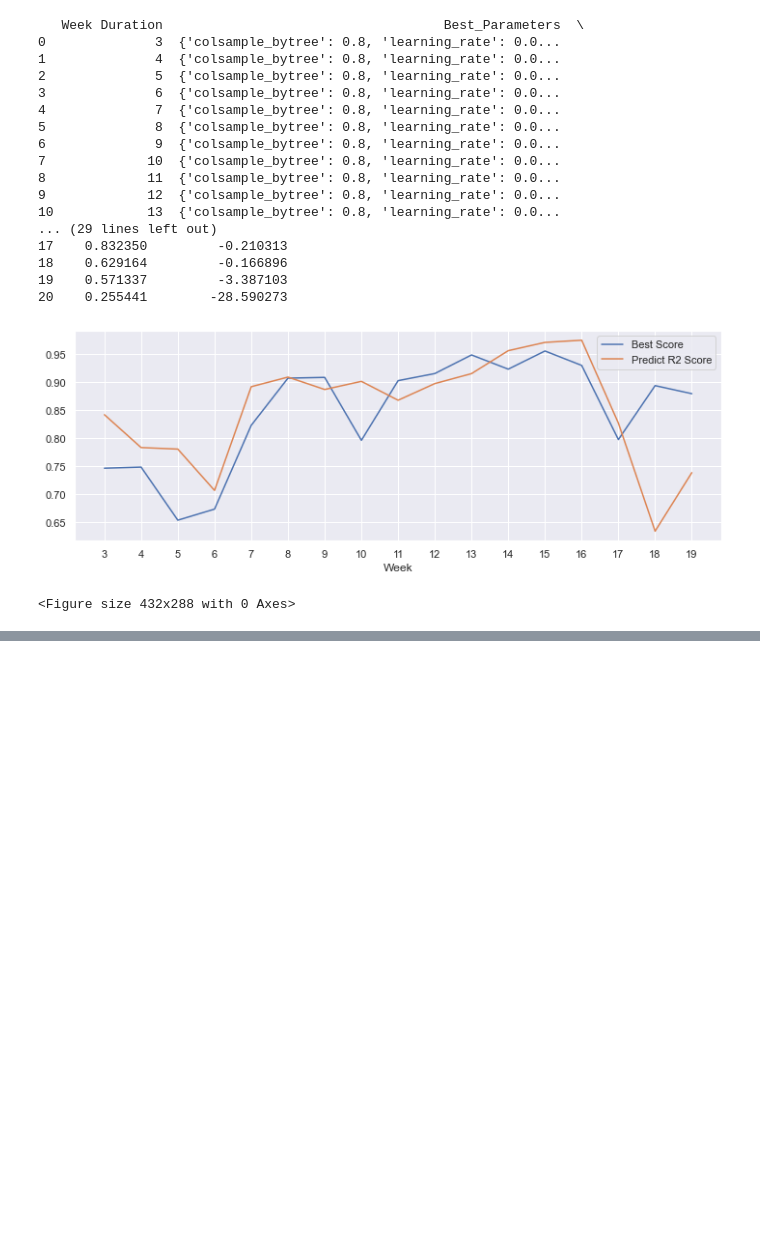
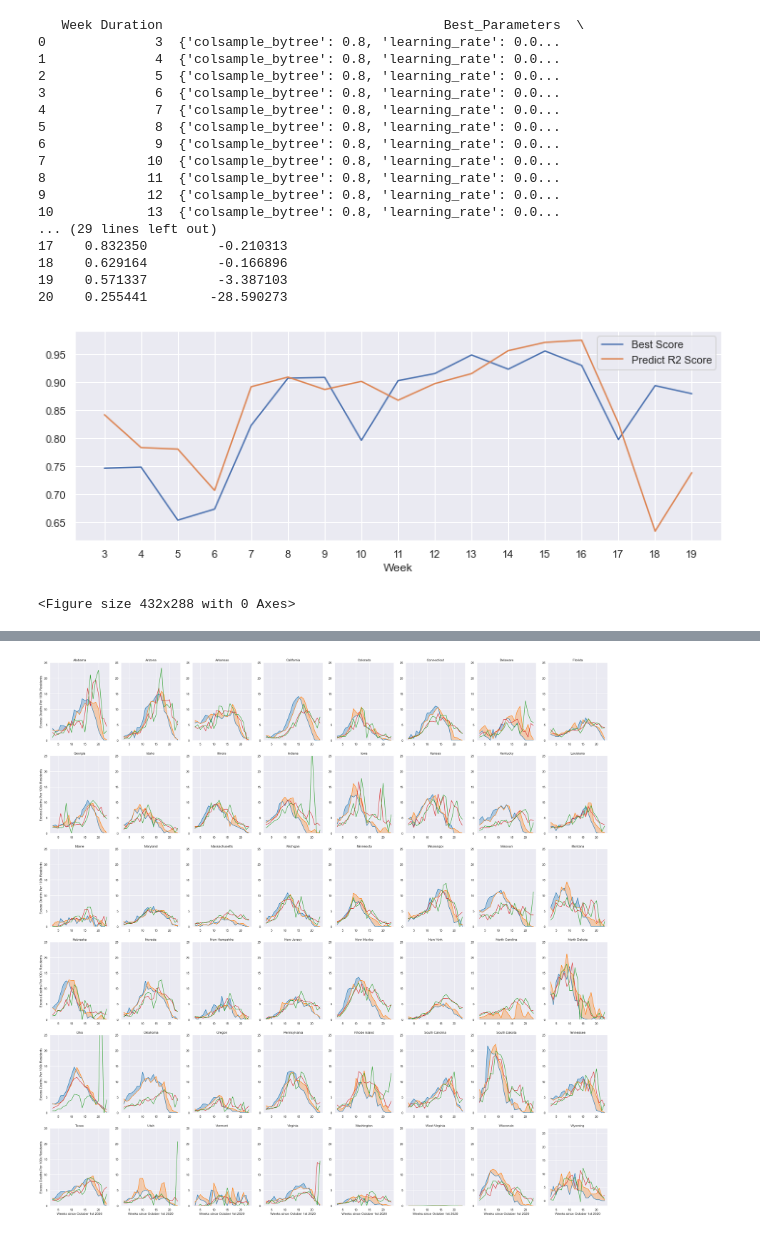
Before and after one commit to sakethsundar/covid-excess-mortality, a Jupyter notebook: excess_state_mortality_forecaster.ipynb, the cells around one changed output, grey strips where cells are left out. Drawn from its saved outputs; the diff is of its cells as text; code cells hidden in the pictures; blank space fills up the shorter version.

Commit message:
added covid forecasts data

```diff
--- a/excess_state_mortality_forecaster.ipynb
+++ b/excess_state_mortality_forecaster.ipynb
@@ -50,7 +50,7 @@ weekly_covid_cases_df.drop(weekly_covid_cases_df[weekly_covid_cases_df['week'] <
 
 Confirmed_url = 'https://raw.githubusercontent.com/CSSEGISandData/COVID-19/master/csse_covid_19_data/csse_covid_19_time_series/time_series_covid19_deaths_US.csv'
 US_Deaths_df = pd.read_csv(Confirmed_url, error_bad_lines=True)
-US_Deaths_df = US_Deaths_df.drop(columns=['FIPS','UID','iso2','iso3','code3','Admin2', 'Population', 'Country_Region','Lat','Long_','Combined_Key'])
+US_Deaths_df = US_Deaths_df.drop(columns=['FIPS','Population','UID','iso2','iso3','code3','Admin2',  'Country_Region','Lat','Long_','Combined_Key'])
 US_Deaths_df = US_Deaths_df.fillna(0)#US_Cases_df.dropna(subset=['FIPS'])
 US_Deaths_df = US_Deaths_df.melt(id_vars=['Province_State'],
         var_name="Date",
@@ -103,8 +103,7 @@ weekly_excess_mortality_deaths = excess_mortality_deaths[~excess_mortality_death
 weekly_covid_deaths_df = weekly_covid_deaths_df[~weekly_covid_deaths_df['State'].isin(states)]
 weekly_covid_cases_df = weekly_covid_cases_df[~weekly_covid_cases_df['State'].isin(states)]
 
-print(weekly_covid_deaths_df['week'].unique())
-print(weekly_covid_cases_df['week'].unique())
+weekly_covid_cases_df
 # %% [output]
 [50 51 52 53 54 55 56 57 58 59 60 61 62 63 64 65 66 67 15 16 17 18 19 20
  21 22 23 24 25 26]
@@ -215,5 +243,6 @@ covariates_merged = covariates.merge(weekly_deaths_merged_df[['one_week_prior_we
                                                               'two_week_prior_weekly_cases',
                                                               'three_week_prior_weekly_cases',
                                             'State',  'week']], how='inner', left_on=["STNAME"], right_on=['State'])
+State_Pop = dict(zip(covariates_merged.STNAME, covariates_merged.TOT_POP))
+State_FIPS = dict(zip(covariates_merged.STNAME, covariates_merged.FIPS))
 covariates_merged = covariates_merged.drop([ 'STNAME', 'State'], axis=1)
-weekly_deaths_merged_df
@@ -494,0 +564,56 @@ drawGraphs('Texas', 48000)
+# %%
+import seaborn as sns
+sns.set()
+import matplotlib.pyplot as plt
+
+
+fig, axes = plt.subplots(6,8, figsize=(36,36))
+plt.xlim(1,25)
+plt.axis('equal')
+
+def drawGraphs():
+    i = 0
+    j = 0
+    for state,pop in State_Pop.items():
+
+        actual_excess_deaths = excess_mortality_deaths[(excess_mortality_deaths['State'] == state) & (excess_mortality_deaths['week'] > 2) & (excess_mortality_deaths['week']<=23)]
+        actual_covid_deaths = US_Actual_Deaths_df[(US_Actual_Deaths_df['Province_State'] == state) & (US_Actual_Deaths_df['week'] > 2) &  (US_Actual_Deaths_df['week'] <=23)]
+        predicted_covid_deaths = US_Deaths_Forecasts_df[(US_Deaths_Forecasts_df['location'] == state) & (US_Deaths_Forecasts_df['week'] > 2) &  (US_Deaths_Forecasts_df['week'] <=23)]
+        predicted_excess_deaths = predicted_df_all_days[predicted_df_all_days['FIPS'] == State_FIPS[state]]['Predicted_Weekly_Excess_Deaths']
+
+
+        x = actual_excess_deaths['week']
+        y = (actual_excess_deaths['weekly_excess_deaths'] * 100000) /pop
+        z = (predicted_excess_deaths * 100000) /pop
+        v = (actual_covid_deaths['weekly_deaths'] * 100000) /pop
+        w = (predicted_covid_deaths['weekly_deaths'] * 100000) /pop
+
+        axes[i,j].title.set_text(state)
+        if j==0:
+            axes[i,j].set_ylabel('Excess Deaths Per 100k Residents')
+        if i==5:
+            axes[i,j].set_xlabel('Weeks since October 1st 2020')
+        axes[i,j].set_ylim(0,25)
+        axes[i,j].plot(x, y,label ='Actual Weekly Excess deaths (state =' + state +' )',c='tab:blue')
+        axes[i,j].plot(x, z,label ='Predicted Weekly Excess deaths (state =' + state +' )',c='tab:orange')
+        axes[i,j].plot(x, v,label ='Actual Weekly Covid deaths (state =' + state +' )',c='tab:red')
+        axes[i,j].plot(x, w,label ='Predicted Weekly Covid deaths (state =' + state +' )',c='tab:green')
+
+        axes[i,j].fill_between(x, y, z, where=(y.to_numpy() > z.to_numpy()), color='tab:blue', alpha=0.3,
+                 interpolate=True)
+        axes[i,j].fill_between(x, y, z, where=(z.to_numpy() >= y.to_numpy()), color='tab:orange', alpha=0.3,
+                 interpolate=True)
+        if j <7:
+            j = j + 1
+        else:
+            i=i+1
+            j=0
+
+    #axes[ax].legend()
+
+
+
+drawGraphs()
+plt.show()
+# %% [output]
+[figure, added]
```
Also changed, not shown: parts of 7 cells of this notebook, 1 other file.
